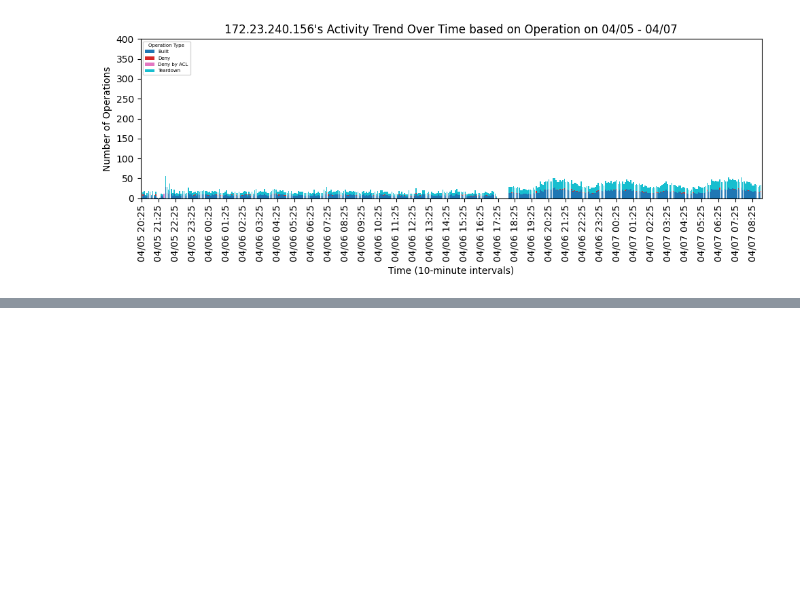
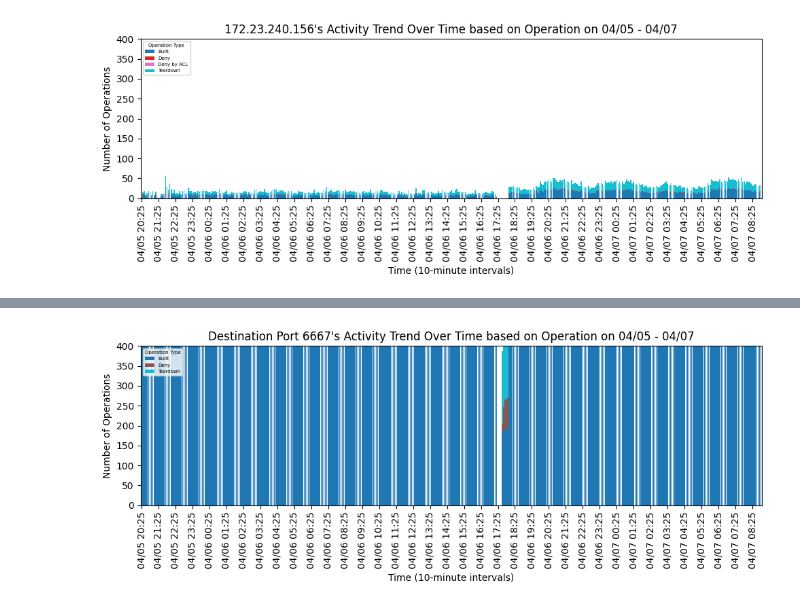
Before and after one commit to ssusnea/sds235-hw4, a Jupyter notebook: Firewall_EDA.ipynb, the cells around one changed output, grey strips where cells are left out. Cells and saved outputs as stored; diff of their text form; code cells hidden in the pictures; blank space fills up the shorter version.

```diff
--- a/Firewall_EDA.ipynb
+++ b/Firewall_EDA.ipynb
@@ -215,0 +216,22 @@ plt.show()
+# %%
+# Inspect individual port's activity
+filtered_df = firewall_all[firewall_all['Destination port'] == '6667']
+filtered_activity_trend = filtered_df.groupby([filtered_df.index, 'Operation']).size().unstack(fill_value=0)
+filtered_activity_trend = filtered_activity_trend.resample('5Min').sum()
+
+ax = filtered_activity_trend.plot(kind='bar', stacked=True, colormap='tab10', width=0.8, figsize=(10, 4))
+
+# Adding labels and title
+plt.title("Destination Port 6667's Activity Trend Over Time based on Operation on 04/05 - 04/07")
+plt.xlabel('Time (10-minute intervals)')
+plt.ylabel('Number of Operations')
+plt.ylim(0, 400)
+
+ax.set_xticks(range(0, len(filtered_activity_trend), 12))  # Set ticks to every 60 minutes (6 * 10 min)
+ax.set_xticklabels(filtered_activity_trend.index[::12].strftime('%m/%d %H:%M'), rotation=90)  # Format the tick labels
+
+plt.legend(loc='upper left',fontsize='5', title='Operation Type', title_fontsize='5')
+plt.tight_layout()
+plt.show()
+# %% [output]
+[figure, added]
```
Also changed, not shown: parts of 1 cell of this notebook.
